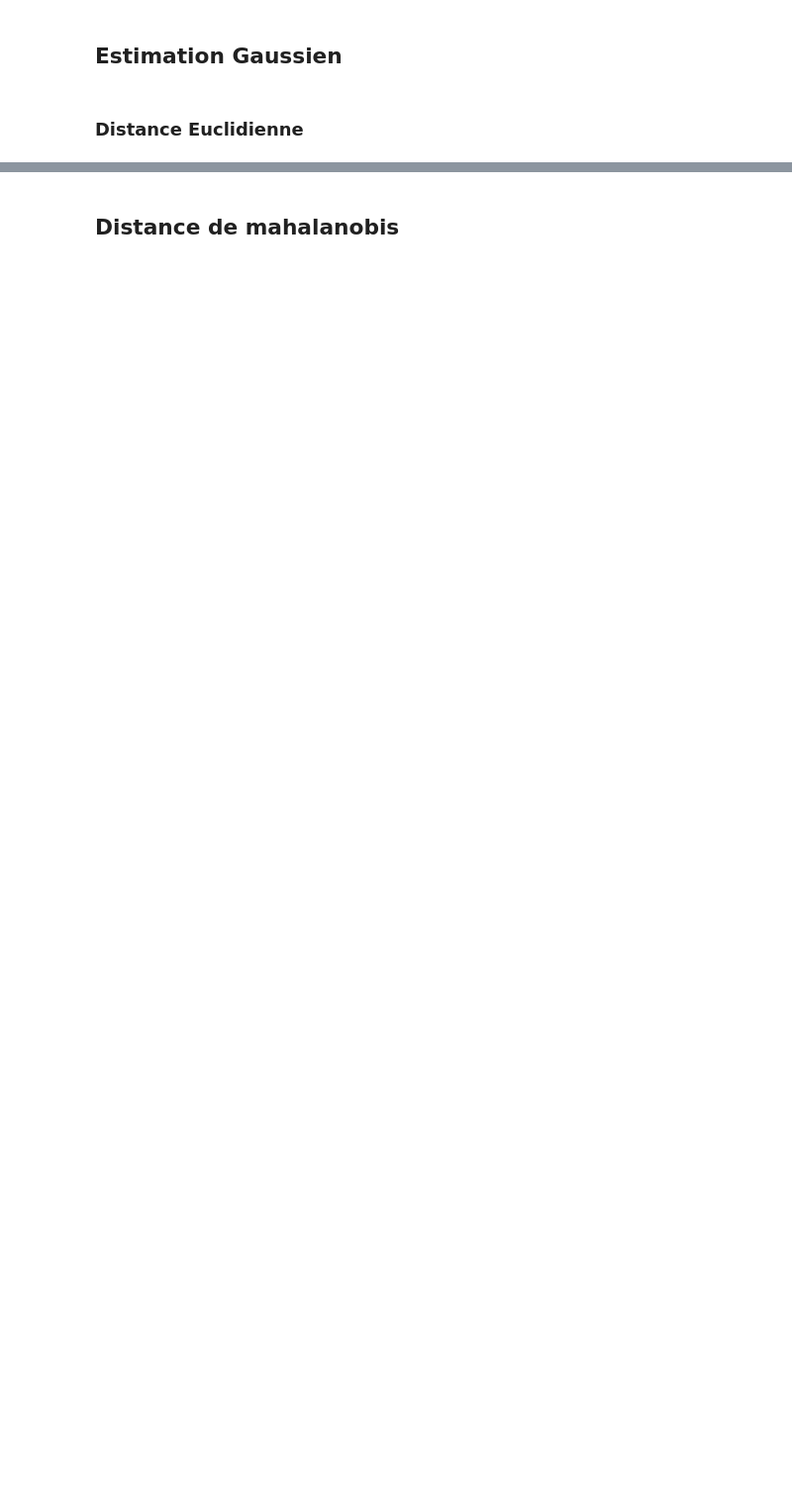
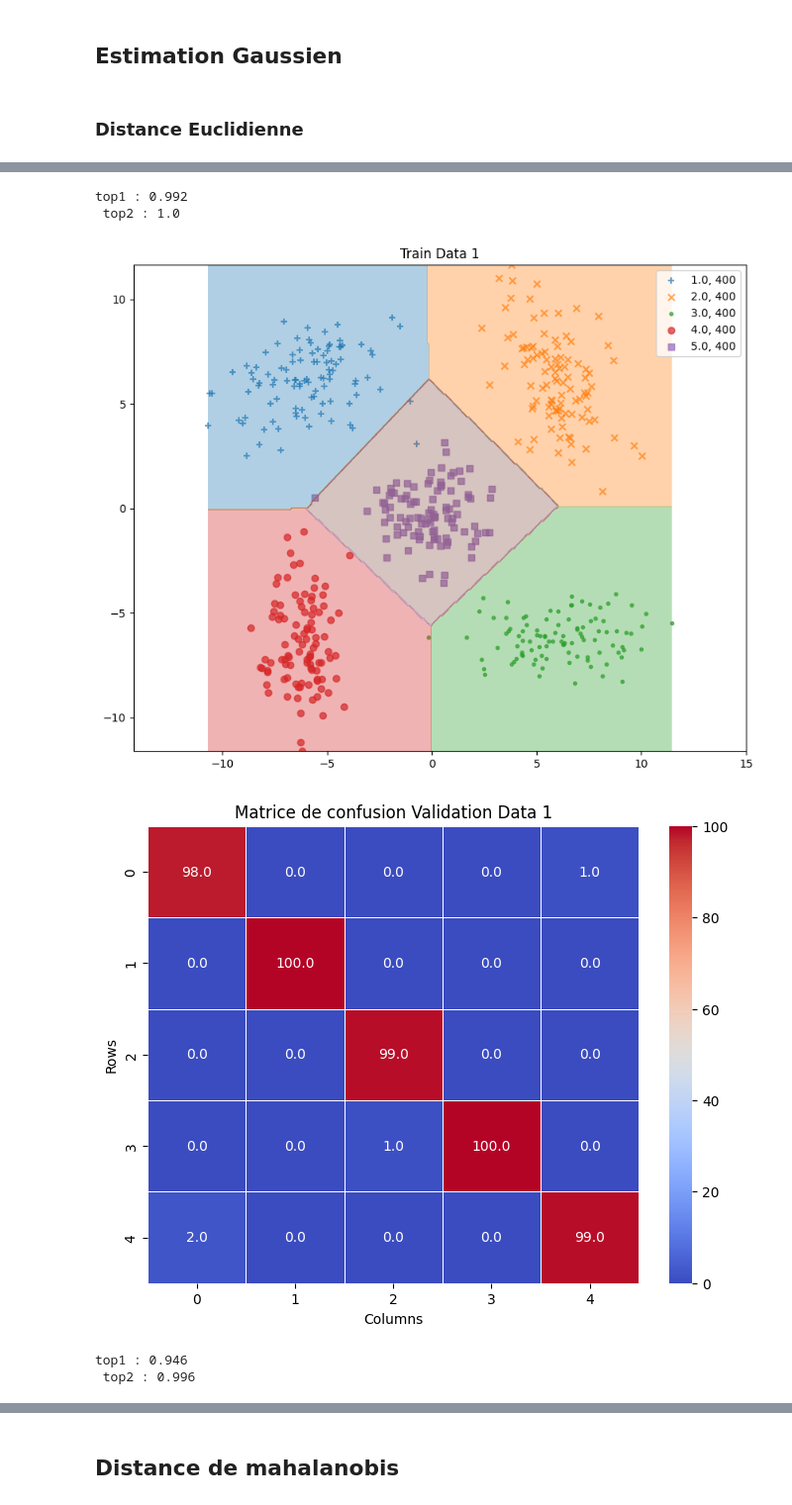
Before and after one commit to ba-talibe/TP_TH_Bayiesienne_Decision, a Jupyter notebook: M1_SD/Apprentissage Automatique.ipynb, the cells around one changed output, grey strips where cells are left out. Shown at 99% size. Drawn from its saved outputs; the diff is of its cells as text; code cells hidden in the pictures; blank space fills up the shorter version.

```diff
--- a/M1_SD/Apprentissage Automatique.ipynb
+++ b/M1_SD/Apprentissage Automatique.ipynb
@@ -292,0 +294,9 @@ top1 : 0.05
+# %%
+euclidian_top = execute_modele(euclide_classifer, top_k_metrics=True)
+# %% [output]
+top1 : 0.992
+ top2 : 1.0
+[figure, added]
+[figure, added]
+top1 : 0.946
+ top2 : 0.996
```
Also changed, not shown: parts of 39 cells of this notebook.
